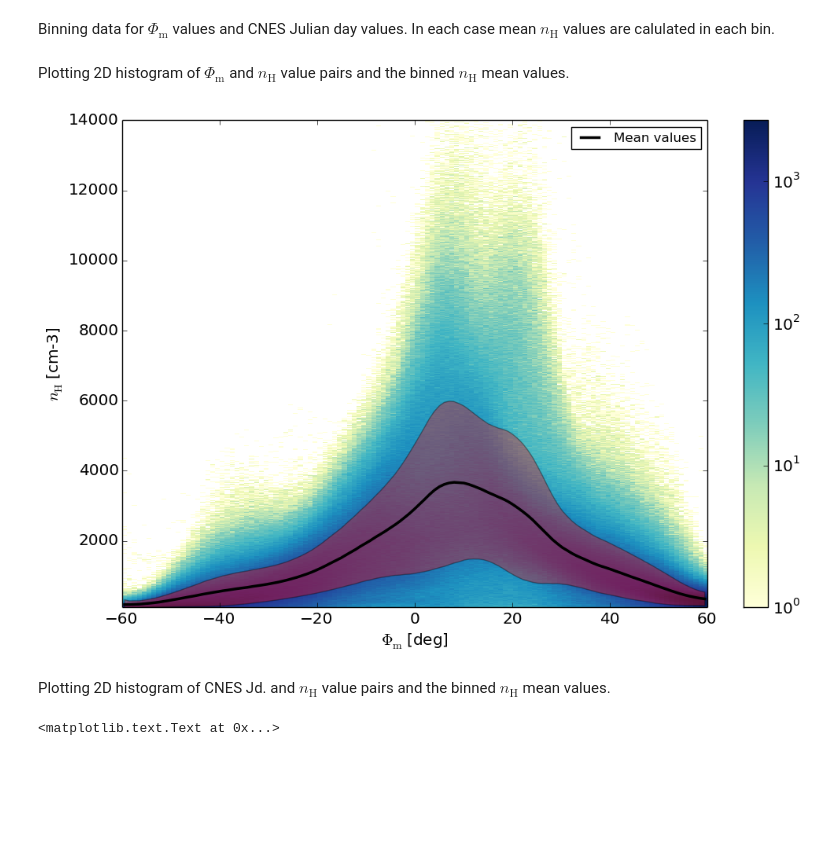
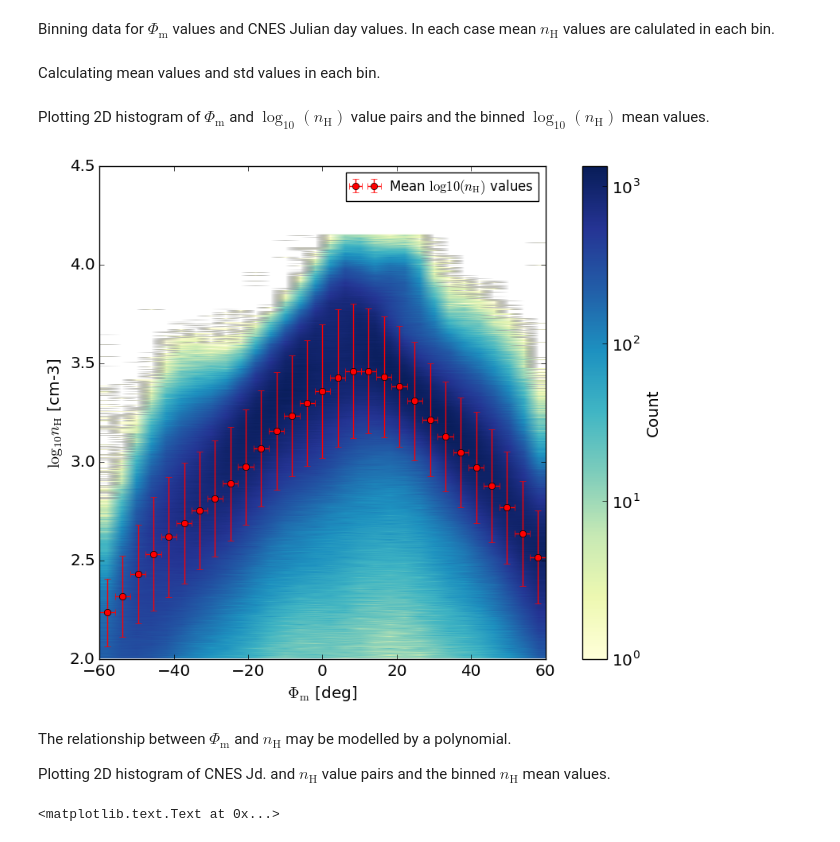
Before and after one commit to bozso/demeter_process, a Jupyter notebook: day_h_corr.ipynb, the cells around one changed output. Drawn from its saved outputs; the diff is of its cells as text; code cells hidden in the pictures; blank space fills up the shorter version.

```diff
--- a/day_h_corr.ipynb
+++ b/day_h_corr.ipynb
@@ -39,14 +34,14 @@ mpl.rcParams.update(params)
 # %% [markdown]
 Loading data files.
 # %%
-data_dir = '/home/istvan/work/demeter/IAP_data/1140/'
+data_dir = '/home/istvan/demeter/IAP_data/1140/'
 input_paths = [data_dir + path for path in listdir(data_dir)]
 # %%
-# required fields: CNES Julian day, H+ ion densities, magnetic latitude and longitude, altitude
-req = ['cnesjd', 'h', 'mlat', 'mlon', 'alt']
+# required fields: CNES Julian day, H+ ion and O+ densities, magnetic latitude and longitude
+req = ['cnesjd', 'h', 'o', 'mlat', 'mlon']
 
 # Loading only day data
-day, night = rd.read_data(input_paths, required=req, corr_lon=True)
+day, _ = rd.read_data(input_paths, required=req, corr_lon=True)
 # %%
 idx_frac, idx_whole = rd.read_idx('/home/istvan/work/demeter/geomag_indices/idx')
 # %%
@@ -56,10 +51,13 @@ day = day[(day['h']  < 1.4e4) & (day['h'] > 100) & (np.abs(day['mlat']) < 60)]
 Binning data for $\Phi_{\mathrm{m}}$ values and CNES Julian day values. In each case mean $n_{\mathrm{H}}$ values are calulated in each bin.
 # %%
 # bin number for H-ion densities
-h_binnum = 1e3
+ion_bins = 1e3
 
 # bin number for Phi_m
-mlat_binnum = 120
+mlat_bins = 30
 
 # bin number for CNES Jd.
-cnesjd_binnum = 250;
+cnesjd_bins = 100;
+
+# calculating mean values and standard deviations
+calc_stat = {'mean': 'mean', 'std': np.std}
@@ -82,2 +64,10 @@ cnesjd_ap = pr.calc_statitistic(idx_whole['cnesjd'], idx_whole['ap'], statistics
+# %% [markdown]
+Calculating mean values and std values in each bin.
+# %%
+binned_mlat_h_log = pr.calc_statitistic(day['mlat'], np.log10(day['h']), statistics=calc_stat, bins=mlat_bins)
+
+binned_cnesjd_h = pr.calc_statitistic(day['cnesjd'], day['h'], statistics=calc_stat, bins=cnesjd_bins)
+
+#cnesjd_ap = pr.calc_statitistic(idx_whole['cnesjd'], idx_whole['ap'], statistics=calc_stat, bins=200)
 # %% [markdown]
-Plotting 2D histogram of $\Phi_{\mathrm{m}}$ and $n_{\mathrm{H}}$ value pairs and the binned $n_{\mathrm{H}}$ mean values.
+Plotting 2D histogram of $\Phi_{\mathrm{m}}$ and $\log_{10}(n_{\mathrm{H}})$ value pairs and the binned $\log_{10}(n_{\mathrm{H}})$ mean values.
@@ -86,15 +74,22 @@ mlat_h_2 = np.histogram2()
 # %%
 # plotting 2d histogram and H+ ion median values in bins
 plt.figure(figsize=(12,8), dpi=100)
 
-pr.hist2(day['mlat'], day['h'], axis_labels=[r'$\Phi_{\mathrm{m}}$ [deg]', r'$n_{\mathrm{H}}$ [cm-3]'],
-        bins=[mlat_binnum, h_binnum])
+# if we have not calculated the histogram values yet
+if 'hist2_mlat_h_log' not in locals():
+    hist2_mlat_h_log = np.histogram2d(day['mlat'], np.log10(day['h']), bins=[mlat_bins, ion_bins])
 
-pr.plot_statistic(mlat_h, shaded='std', color='r', alpha=0.35)
+pr.plot_hist2(hist2_mlat_h_log,
+              axis_labels=[r'$\Phi_{\mathrm{m}}$ [deg]', r'$\log_{10}n_{\mathrm{H}}$ [cm-3]'], lognorm=True)
+
+pr.plot_statistic(binned_mlat_h_log, err_bar=binned_mlat_h_log['std'],
+                  label=r'Mean $\log{10}(n_{\mathrm{H}})$ values')
 plt.legend();
 # %% [output]
-[figure, old version]
+[figure, new version]
 # %% [markdown]
+The relationship between $\Phi_{\mathrm{m}}$ and $n_{\mathrm{H}}$ may be modelled by a polynomial.
+
 Plotting 2D histogram of CNES Jd. and $n_{\mathrm{H}}$ value pairs and the binned $n_{\mathrm{H}}$ mean values.
 # %%
 from matplotlib.colors import LogNorm
```
Also changed, not shown: parts of 41 cells of this notebook, 5 other files.
